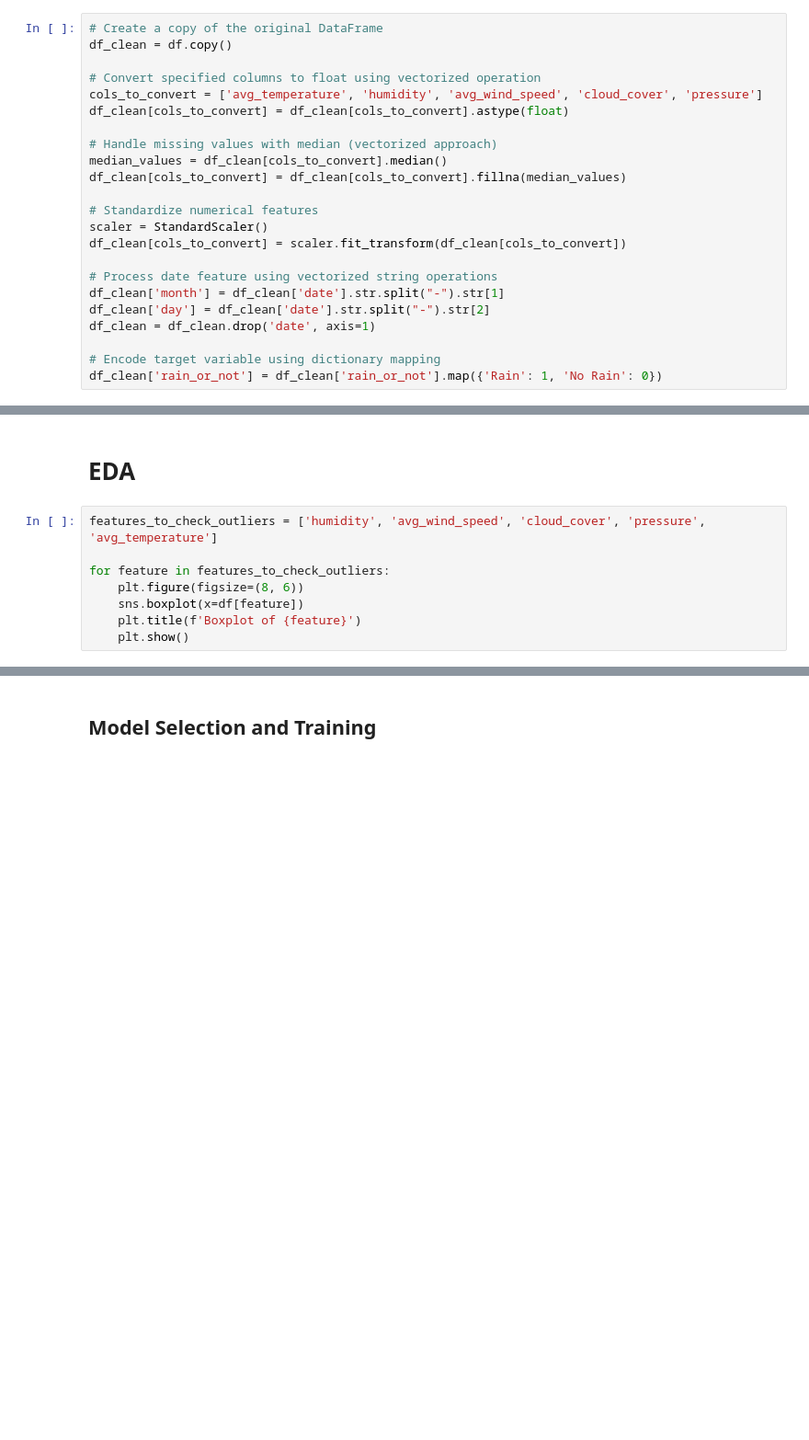
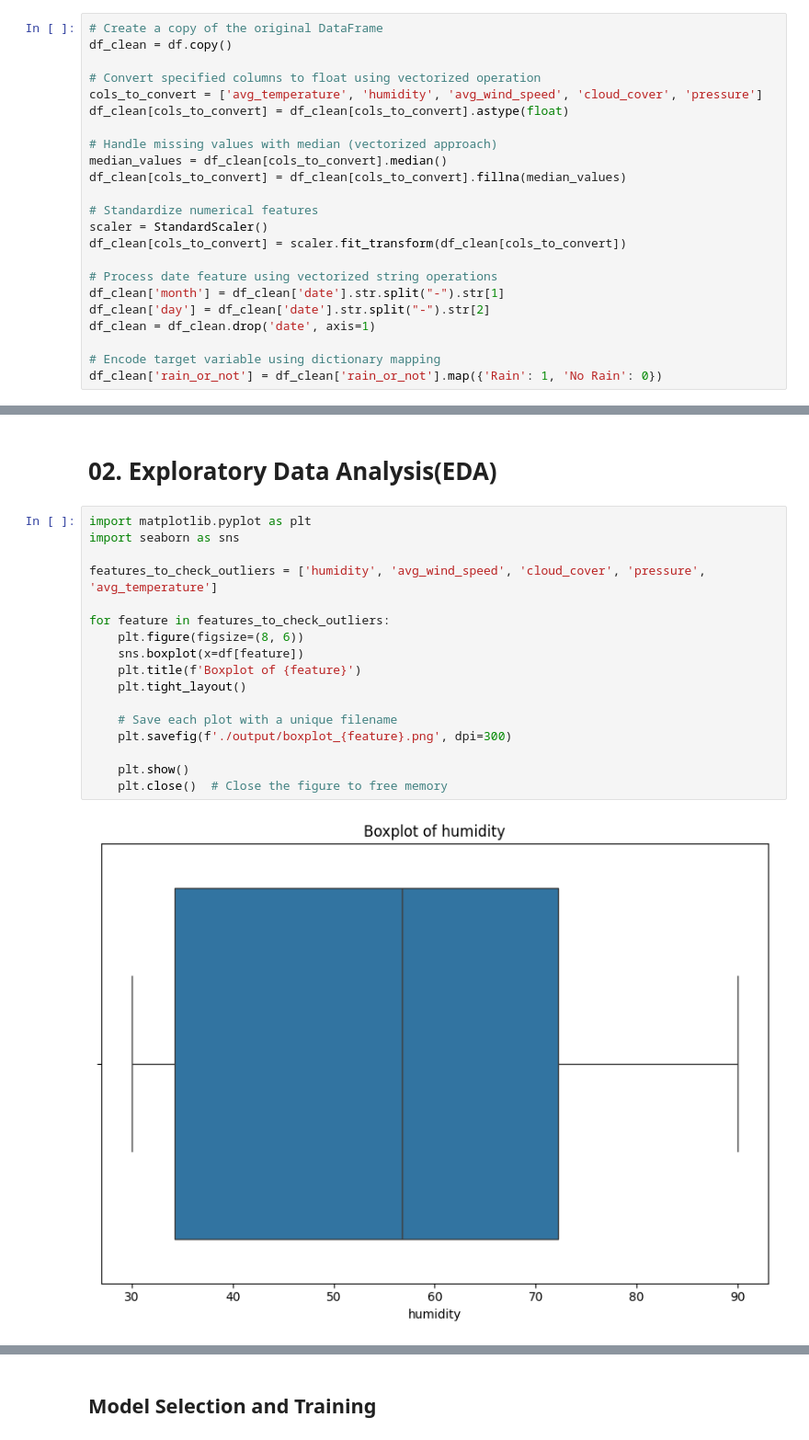
Before and after one commit to sehan-dissanayake/Intellihack_Scope_01, a Jupyter notebook: Task_01.ipynb, the cells around one changed output, grey strips where cells are left out. Shown at 92% size. Cells and saved outputs as stored; diff of their text form; blank space fills up the shorter version.

Commit message:
output

```diff
--- a/Task_01.ipynb
+++ b/Task_01.ipynb
@@ -63,10 +110,21 @@ print(missing_values)
 # %% [markdown]
-# EDA
+# **02. Exploratory Data Analysis(EDA)**
 # %%
+import matplotlib.pyplot as plt
+import seaborn as sns
+
 features_to_check_outliers = ['humidity', 'avg_wind_speed', 'cloud_cover', 'pressure', 'avg_temperature']
 
 for feature in features_to_check_outliers:
     plt.figure(figsize=(8, 6))
     sns.boxplot(x=df[feature])
     plt.title(f'Boxplot of {feature}')
+    plt.tight_layout()
+
+    # Save each plot with a unique filename
+    plt.savefig(f'./output/boxplot_{feature}.png', dpi=300)
+
     plt.show()
+    plt.close()  # Close the figure to free memory
+# %% [output]
+[figure, added]
```
Also changed, not shown: parts of 17 cells of this notebook, 6 other files.
